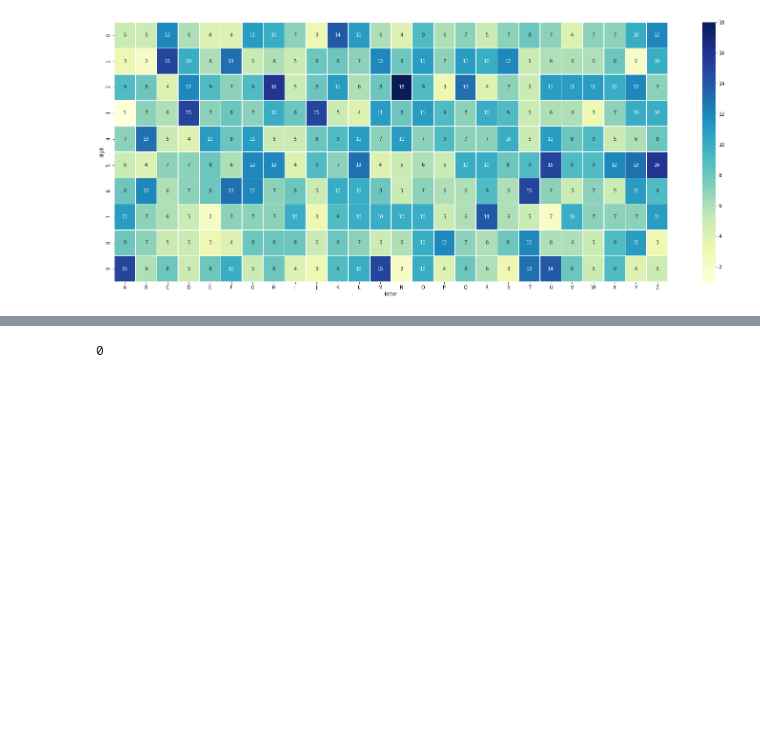
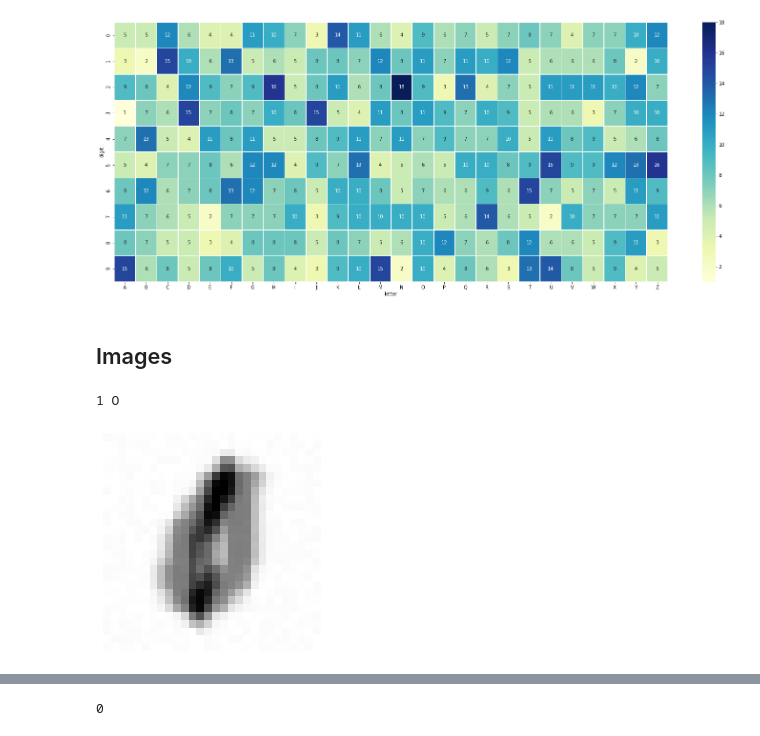
Before and after one commit to giwankim/emnist, a Jupyter notebook: notebooks/00-eda.ipynb, the cells around one changed output, grey strips where cells are left out. Cells and saved outputs as stored; diff of their text form; code cells hidden in the pictures; blank space fills up the shorter version.

```diff
--- a/notebooks/00-eda.ipynb
+++ b/notebooks/00-eda.ipynb
@@ -79,3 +79,18 @@ plt.figure(figsize=(26, 10))
 sns.heatmap(tab, annot=True, linewidths=0.5, cmap="YlGnBu");
 # %% [output]
 [figure]
+# %% [markdown]
+## Images
+# %%
+images = df[config.PIXEL_COLS].values.reshape(-1, SIZE, SIZE)
+digits = df.digit.values
+letters = df.letter.values
+# %%
+idx = np.random.randint(len(images))
+image = images[idx].reshape((28, 28))
+print(digits[idx], letters[idx])
+plt.imshow(image, plt.cm.binary)
+plt.axis("off");
+# %% [output]
+1 O
+[figure, added]
```
Also changed, not shown: parts of 8 cells of this notebook, 8 other files.
